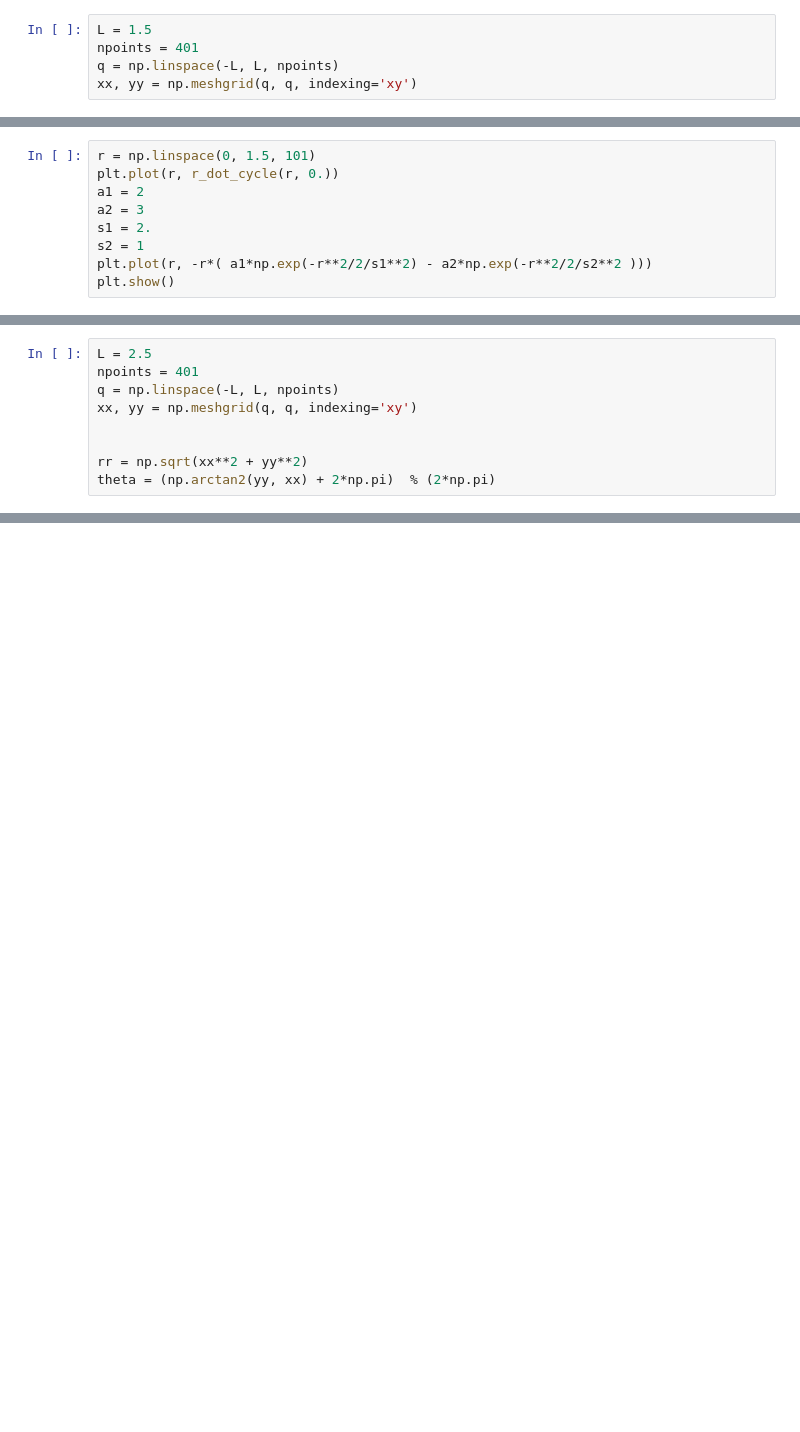
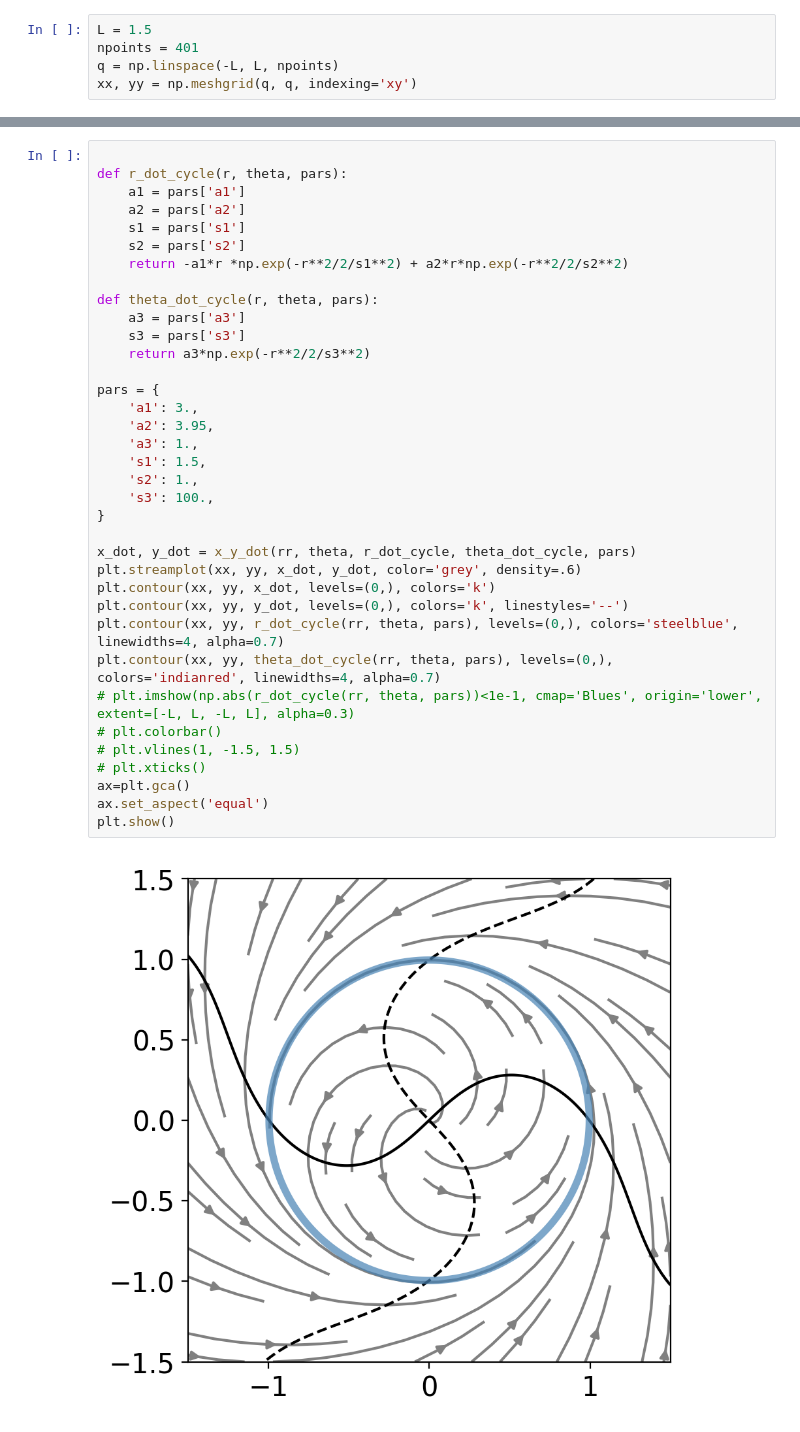
Before and after one commit to victoria-mochulska/evoscape, a Jupyter notebook: notebooks/normal_forms_bifurcations.ipynb, the cells around one changed output, grey strips where cells are left out. Saved outputs shown, nothing was run; the diff lists cells and outputs as text; blank space fills up the shorter version.

```diff
--- a/notebooks/normal_forms_bifurcations.ipynb
+++ b/notebooks/normal_forms_bifurcations.ipynb
@@ -309,9 +88,0 @@ plt.ylim(bottom=0)
-# %%
-r = np.linspace(0, 1.5, 101)
-plt.plot(r, r_dot_cycle(r, 0.))
-a1 = 2
-a2 = 3
-s1 = 2.
-s2 = 1
-plt.plot(r, -r*( a1*np.exp(-r**2/2/s1**2) - a2*np.exp(-r**2/2/s2**2 )))
-plt.show()
@@ -320,9 +88,0 @@ plt.show()
-# %%
-L = 2.5
-npoints = 401
-q = np.linspace(-L, L, npoints)
-xx, yy = np.meshgrid(q, q, indexing='xy')
-
-
-rr = np.sqrt(xx**2 + yy**2)
-theta = (np.arctan2(yy, xx) + 2*np.pi)  % (2*np.pi)
@@ -474,0 +89,38 @@ plt.show()
+# %%
+
+def r_dot_cycle(r, theta, pars):
+    a1 = pars['a1']
+    a2 = pars['a2']
+    s1 = pars['s1']
+    s2 = pars['s2']
+    return -a1*r *np.exp(-r**2/2/s1**2) + a2*r*np.exp(-r**2/2/s2**2)
+
+def theta_dot_cycle(r, theta, pars):
+    a3 = pars['a3']
+    s3 = pars['s3']
+    return a3*np.exp(-r**2/2/s3**2)
+
+pars = {
+    'a1': 3.,
+    'a2': 3.95,
+    'a3': 1.,
+    's1': 1.5,
+    's2': 1.,
+    's3': 100.,
+}
+
+x_dot, y_dot = x_y_dot(rr, theta, r_dot_cycle, theta_dot_cycle, pars)
+plt.streamplot(xx, yy, x_dot, y_dot, color='grey', density=.6)
+plt.contour(xx, yy, x_dot, levels=(0,), colors='k')
+plt.contour(xx, yy, y_dot, levels=(0,), colors='k', linestyles='--')
+plt.contour(xx, yy, r_dot_cycle(rr, theta, pars), levels=(0,), colors='steelblue', linewidths=4, alpha=0.7)
+plt.contour(xx, yy, theta_dot_cycle(rr, theta, pars), levels=(0,), colors='indianred', linewidths=4, alpha=0.7)
+# plt.imshow(np.abs(r_dot_cycle(rr, theta, pars))<1e-1, cmap='Blues', origin='lower', extent=[-L, L, -L, L], alpha=0.3)
+# plt.colorbar()
+# plt.vlines(1, -1.5, 1.5)
+# plt.xticks()
+ax=plt.gca()
+ax.set_aspect('equal')
+plt.show()
+# %% [output]
+[figure, added]
```
Also changed, not shown: parts of 22 cells of this notebook, 16 other files.
